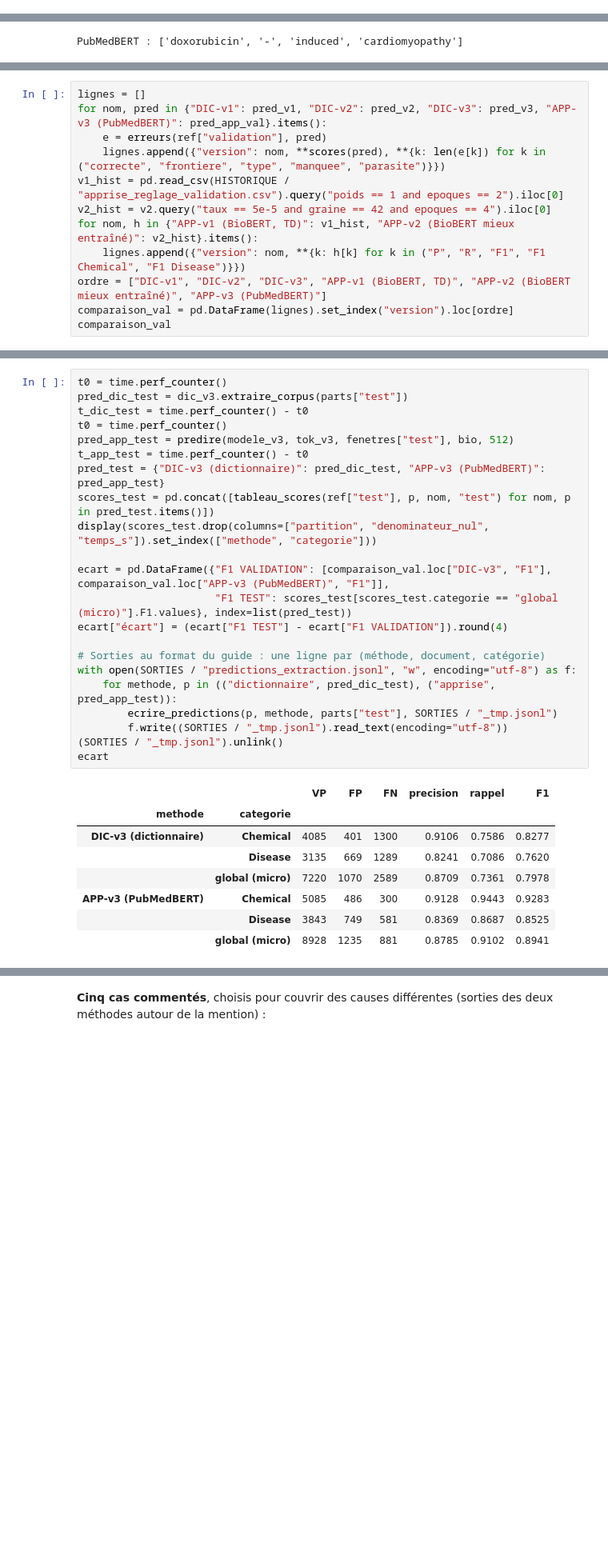
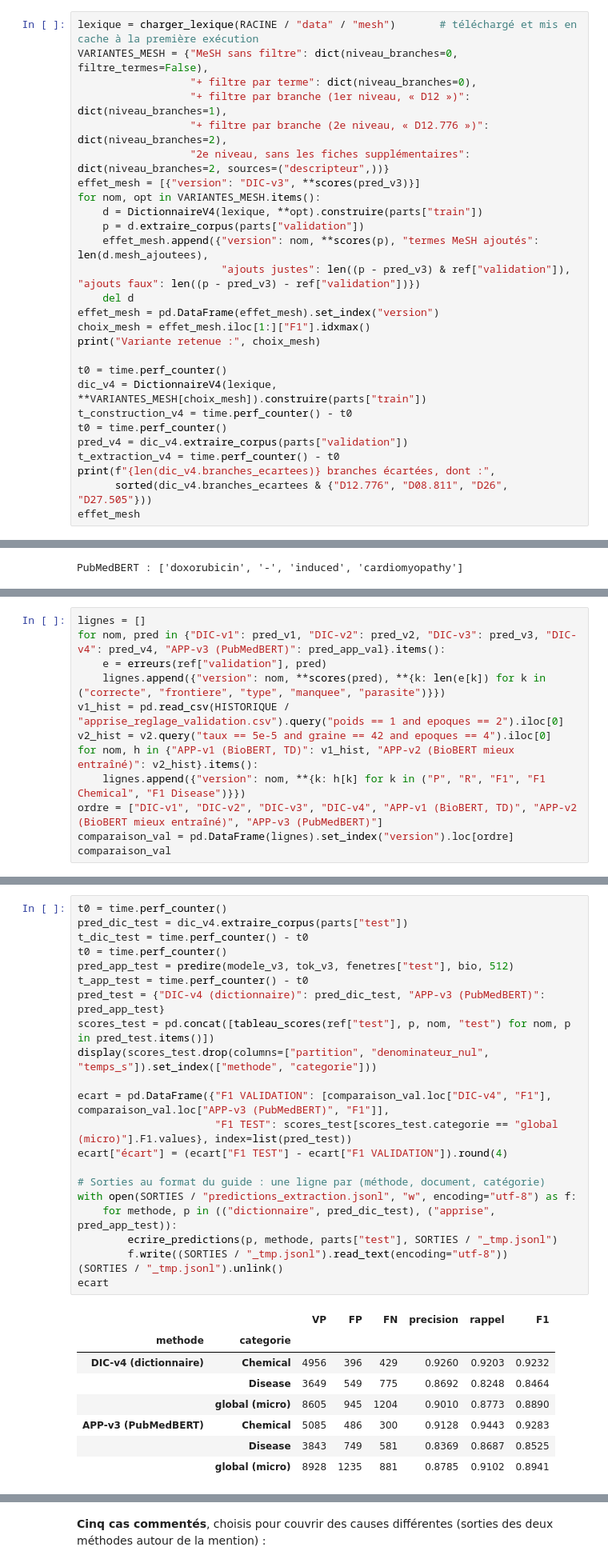
Before and after one commit to yam89421/NLP-SANTE-BC5CDR, a Jupyter notebook: rapport/1_extraction.ipynb, the cells around one changed output, grey strips where cells are left out. Shown at 80% size. Drawn from its saved outputs; the diff is of its cells as text; blank space fills up the shorter version.

```diff
--- a/rapport/1_extraction.ipynb
+++ b/rapport/1_extraction.ipynb
@@ -438,0 +489,27 @@ le rappel :
+# %%
+lexique = charger_lexique(RACINE / "data" / "mesh")       # téléchargé et mis en cache à la première exécution
+VARIANTES_MESH = {"MeSH sans filtre": dict(niveau_branches=0, filtre_termes=False),
+                  "+ filtre par terme": dict(niveau_branches=0),
+                  "+ filtre par branche (1er niveau, « D12 »)": dict(niveau_branches=1),
+                  "+ filtre par branche (2e niveau, « D12.776 »)": dict(niveau_branches=2),
+                  "2e niveau, sans les fiches supplémentaires": dict(niveau_branches=2, sources=("descripteur",))}
+effet_mesh = [{"version": "DIC-v3", **scores(pred_v3)}]
+for nom, opt in VARIANTES_MESH.items():
+    d = DictionnaireV4(lexique, **opt).construire(parts["train"])
+    p = d.extraire_corpus(parts["validation"])
+    effet_mesh.append({"version": nom, **scores(p), "termes MeSH ajoutés": len(d.mesh_ajoutees),
+                       "ajouts justes": len((p - pred_v3) & ref["validation"]), "ajouts faux": len((p - pred_v3) - ref["validation"])})
+    del d
+effet_mesh = pd.DataFrame(effet_mesh).set_index("version")
+choix_mesh = effet_mesh.iloc[1:]["F1"].idxmax()
+print("Variante retenue :", choix_mesh)
+
+t0 = time.perf_counter()
+dic_v4 = DictionnaireV4(lexique, **VARIANTES_MESH[choix_mesh]).construire(parts["train"])
+t_construction_v4 = time.perf_counter() - t0
+t0 = time.perf_counter()
+pred_v4 = dic_v4.extraire_corpus(parts["validation"])
+t_extraction_v4 = time.perf_counter() - t0
+print(f"{len(dic_v4.branches_ecartees)} branches écartées, dont :",
+      sorted(dic_v4.branches_ecartees & {"D12.776", "D08.811", "D26", "D27.505"}))
+effet_mesh
@@ -557,13 +717,13 @@ d'entraînement, à la configuration retenue.
 # %%
 lignes = []
-for nom, pred in {"DIC-v1": pred_v1, "DIC-v2": pred_v2, "DIC-v3": pred_v3, "APP-v3 (PubMedBERT)": pred_app_val}.items():
+for nom, pred in {"DIC-v1": pred_v1, "DIC-v2": pred_v2, "DIC-v3": pred_v3, "DIC-v4": pred_v4, "APP-v3 (PubMedBERT)": pred_app_val}.items():
     e = erreurs(ref["validation"], pred)
     lignes.append({"version": nom, **scores(pred), **{k: len(e[k]) for k in ("correcte", "frontiere", "type", "manquee", "parasite")}})
 v1_hist = pd.read_csv(HISTORIQUE / "apprise_reglage_validation.csv").query("poids == 1 and epoques == 2").iloc[0]
 v2_hist = v2.query("taux == 5e-5 and graine == 42 and epoques == 4").iloc[0]
 for nom, h in {"APP-v1 (BioBERT, TD)": v1_hist, "APP-v2 (BioBERT mieux entraîné)": v2_hist}.items():
     lignes.append({"version": nom, **{k: h[k] for k in ("P", "R", "F1", "F1 Chemical", "F1 Disease")}})
-ordre = ["DIC-v1", "DIC-v2", "DIC-v3", "APP-v1 (BioBERT, TD)", "APP-v2 (BioBERT mieux entraîné)", "APP-v3 (PubMedBERT)"]
+ordre = ["DIC-v1", "DIC-v2", "DIC-v3", "DIC-v4", "APP-v1 (BioBERT, TD)", "APP-v2 (BioBERT mieux entraîné)", "APP-v3 (PubMedBERT)"]
 comparaison_val = pd.DataFrame(lignes).set_index("version").loc[ordre]
 comparaison_val
 # %% [output]
@@ -614,31 +782,31 @@ Versions figées : **DIC-v3** et **APP-v3**, appliquées une fois aux 500 résum
 # %%
 t0 = time.perf_counter()
-pred_dic_test = dic_v3.extraire_corpus(parts["test"])
+pred_dic_test = dic_v4.extraire_corpus(parts["test"])
 t_dic_test = time.perf_counter() - t0
 t0 = time.perf_counter()
 pred_app_test = predire(modele_v3, tok_v3, fenetres["test"], bio, 512)
 t_app_test = time.perf_counter() - t0
-pred_test = {"DIC-v3 (dictionnaire)": pred_dic_test, "APP-v3 (PubMedBERT)": pred_app_test}
+pred_test = {"DIC-v4 (dictionnaire)": pred_dic_test, "APP-v3 (PubMedBERT)": pred_app_test}
 scores_test = pd.concat([tableau_scores(ref["test"], p, nom, "test") for nom, p in pred_test.items()])
 display(scores_test.drop(columns=["partition", "denominateur_nul", "temps_s"]).set_index(["methode", "categorie"]))
 
-ecart = pd.DataFrame({"F1 VALIDATION": [comparaison_val.loc["DIC-v3", "F1"], comparaison_val.loc["APP-v3 (PubMedBERT)", "F1"]],
+ecart = pd.DataFrame({"F1 VALIDATION": [comparaison_val.loc["DIC-v4", "F1"], comparaison_val.loc["APP-v3 (PubMedBERT)", "F1"]],
                       "F1 TEST": scores_test[scores_test.categorie == "global (micro)"].F1.values}, index=list(pred_test))
 ecart["écart"] = (ecart["F1 TEST"] - ecart["F1 VALIDATION"]).round(4)
 
 # Sorties au format du guide : une ligne par (méthode, document, catégorie)
 with open(SORTIES / "predictions_extraction.jsonl", "w", encoding="utf-8") as f:
     for methode, p in (("dictionnaire", pred_dic_test), ("apprise", pred_app_test)):
         ecrire_predictions(p, methode, parts["test"], SORTIES / "_tmp.jsonl")
         f.write((SORTIES / "_tmp.jsonl").read_text(encoding="utf-8"))
 (SORTIES / "_tmp.jsonl").unlink()
 ecart
 # %% [output]
 |  |  | VP | FP | FN | precision | rappel | F1 |
 | methode | categorie |  |  |  |  |  |  |
-| DIC-v3 (dictionnaire) | Chemical | 4085 | 401 | 1300 | 0.9106 | 0.7586 | 0.8277 |
-|  | Disease | 3135 | 669 | 1289 | 0.8241 | 0.7086 | 0.7620 |
-|  | global (micro) | 7220 | 1070 | 2589 | 0.8709 | 0.7361 | 0.7978 |
+| DIC-v4 (dictionnaire) | Chemical | 4956 | 396 | 429 | 0.9260 | 0.9203 | 0.9232 |
+|  | Disease | 3649 | 549 | 775 | 0.8692 | 0.8248 | 0.8464 |
+|  | global (micro) | 8605 | 945 | 1204 | 0.9010 | 0.8773 | 0.8890 |
 | APP-v3 (PubMedBERT) | Chemical | 5085 | 486 | 300 | 0.9128 | 0.9443 | 0.9283 |
 |  | Disease | 3843 | 749 | 581 | 0.8369 | 0.8687 | 0.8525 |
 |  | global (micro) | 8928 | 1235 | 881 | 0.8785 | 0.9102 | 0.8941 |
```
Also changed, not shown: parts of 45 cells of this notebook, 40 other files.
